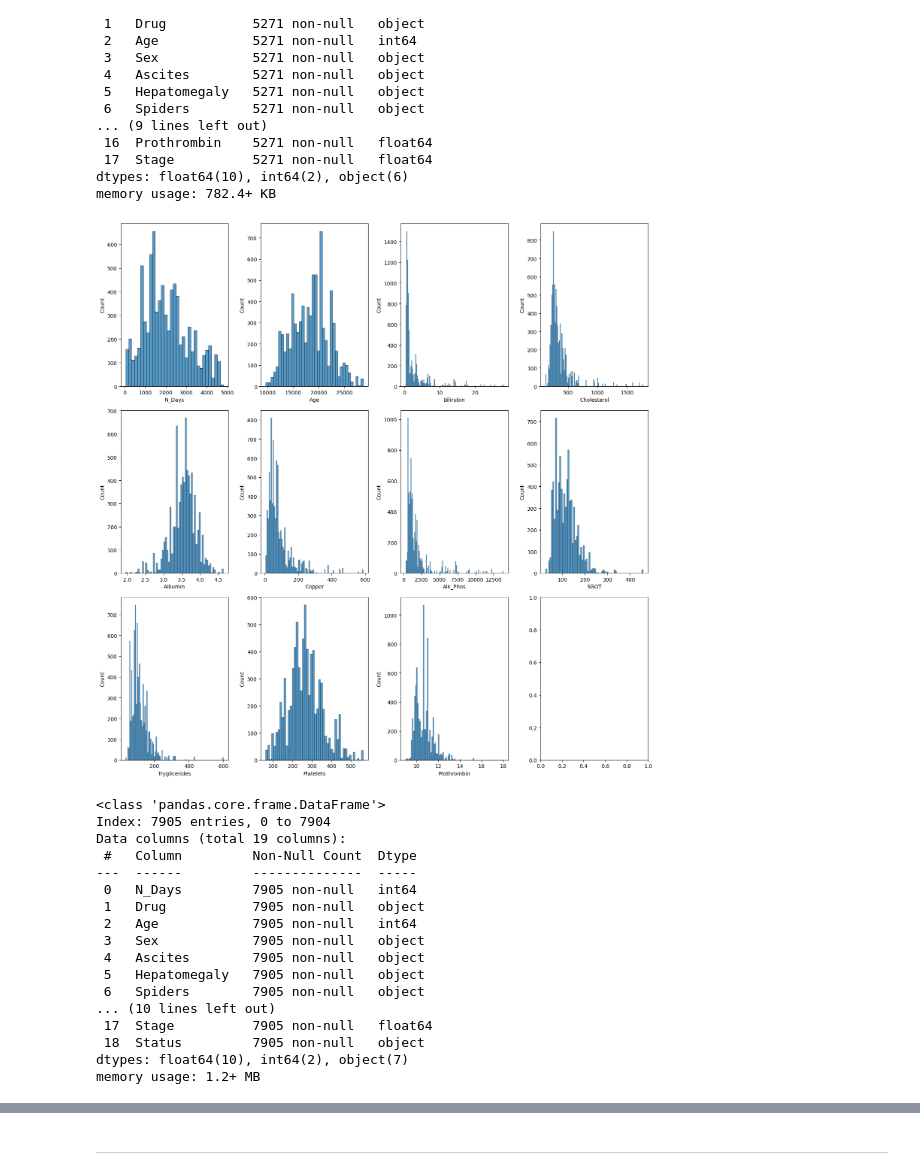
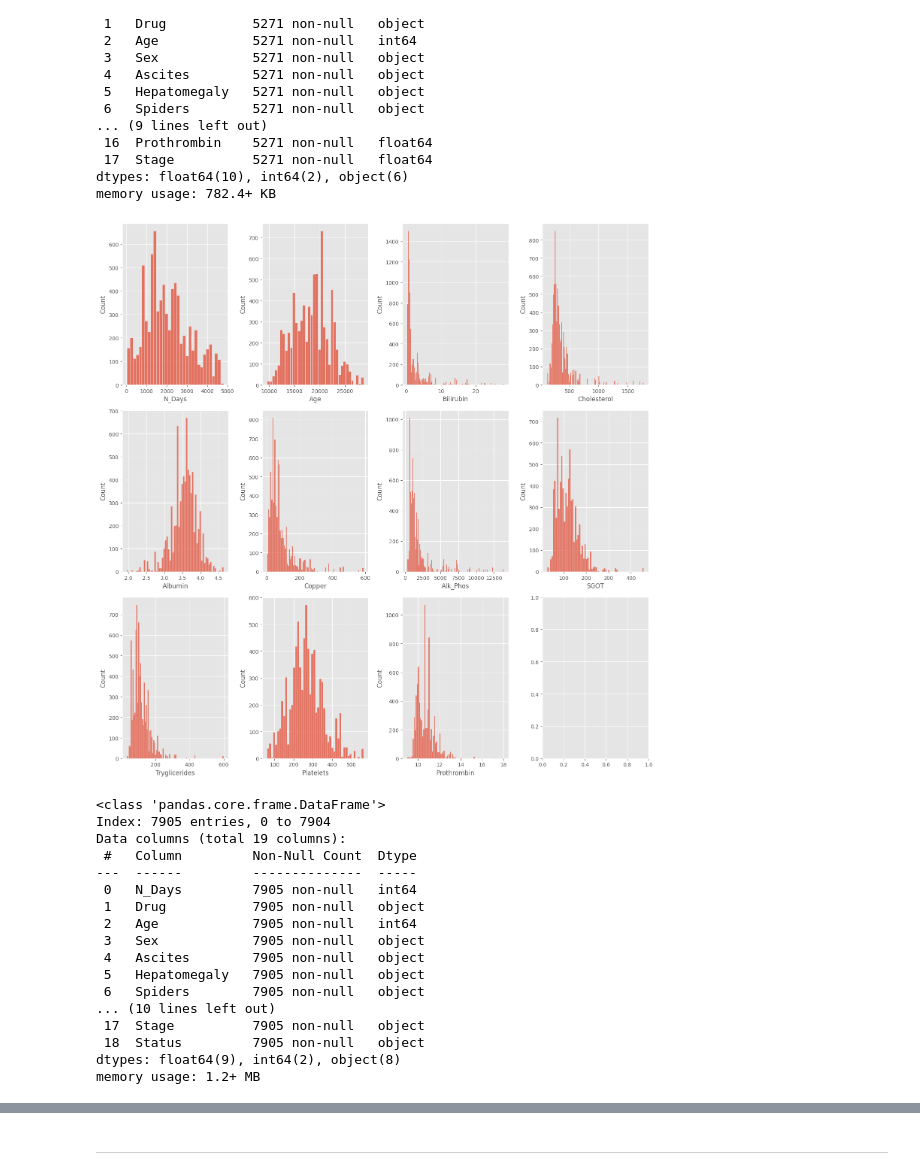
Before and after one commit to MattG133/kaggle-playground, a Jupyter notebook: Playground_S3_e26/analysis.ipynb, the cells around one changed output, grey strips where cells are left out. Saved outputs shown, nothing was run; the diff lists cells and outputs as text; code cells hidden in the pictures.

```diff
--- a/Playground_S3_e26/analysis.ipynb
+++ b/Playground_S3_e26/analysis.ipynb
@@ -15,8 +15,20 @@ from sklearn.naive_bayes import GaussianNB
 from sklearn.neural_network import MLPClassifier
 from sklearn.ensemble import AdaBoostClassifier
 from xgboost import XGBClassifier
+from lightgbm import LGBMClassifier
+
+#
+from sklearn.metrics import log_loss
+from sklearn.preprocessing import LabelEncoder, StandardScaler
+from sklearn.compose import ColumnTransformer
+from sklearn.pipeline import Pipeline
+from hyperopt import hp, fmin, tpe, space_eval
+from hpsklearn import HyperoptEstimator
+from hpsklearn import any_classifier
+from hpsklearn import any_preprocessing
 
 %matplotlib inline
+plt.style.use("ggplot")
 # %%
 train = pd.read_csv(r'data/train.csv', index_col='id')
 test = pd.read_csv(r'data/test.csv', index_col='id')
@@ -60,23 +72,26 @@ Data columns (total 18 columns):
  17  Stage          5271 non-null   float64
 dtypes: float64(10), int64(2), object(6)
 memory usage: 782.4+ KB
+# %%
+# set stage type as object
+train['Stage'] = train['Stage'].astype(object)
 # %%
 # vis numeric cols' distributions
 dtypes = ['float64', 'int64']
 float_data = train.select_dtypes(include=dtypes)
-float_data = float_data.drop('Stage', axis=1)
+#float_data = float_data.drop('Stage', axis=1)
 
 fig, ax = plt.subplots(3, 4, figsize=(15,15))
 ax = ax.flatten()
 
 for index, col in enumerate(float_data.columns):
     sns.histplot(float_data[col], ax=ax[index])
     #ax[index].set_title(f"{col}")
 
 plt.tight_layout()
 plt.show()
 # %% [output]
-[figure, old version]
+[figure, new version]
 # %%
 train.info()
 # %% [output]
@@ -93,9 +108,9 @@ Data columns (total 19 columns):
  5   Hepatomegaly   7905 non-null   object
  6   Spiders        7905 non-null   object
 ... (10 lines left out)
- 17  Stage          7905 non-null   float64
+ 17  Stage          7905 non-null   object
  18  Status         7905 non-null   object
-dtypes: float64(10), int64(2), object(7)
+dtypes: float64(9), int64(2), object(8)
 memory usage: 1.2+ MB
 # %%
 dtypes2 = ['object']
```
Also changed, not shown: parts of 18 cells of this notebook.
